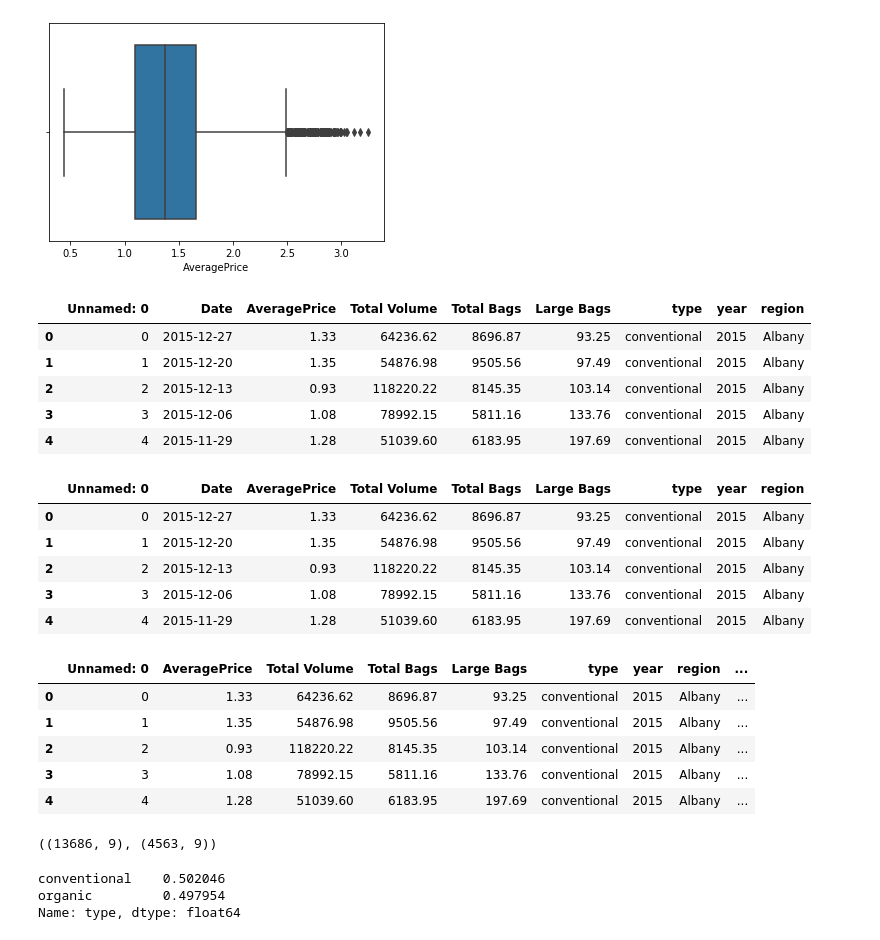
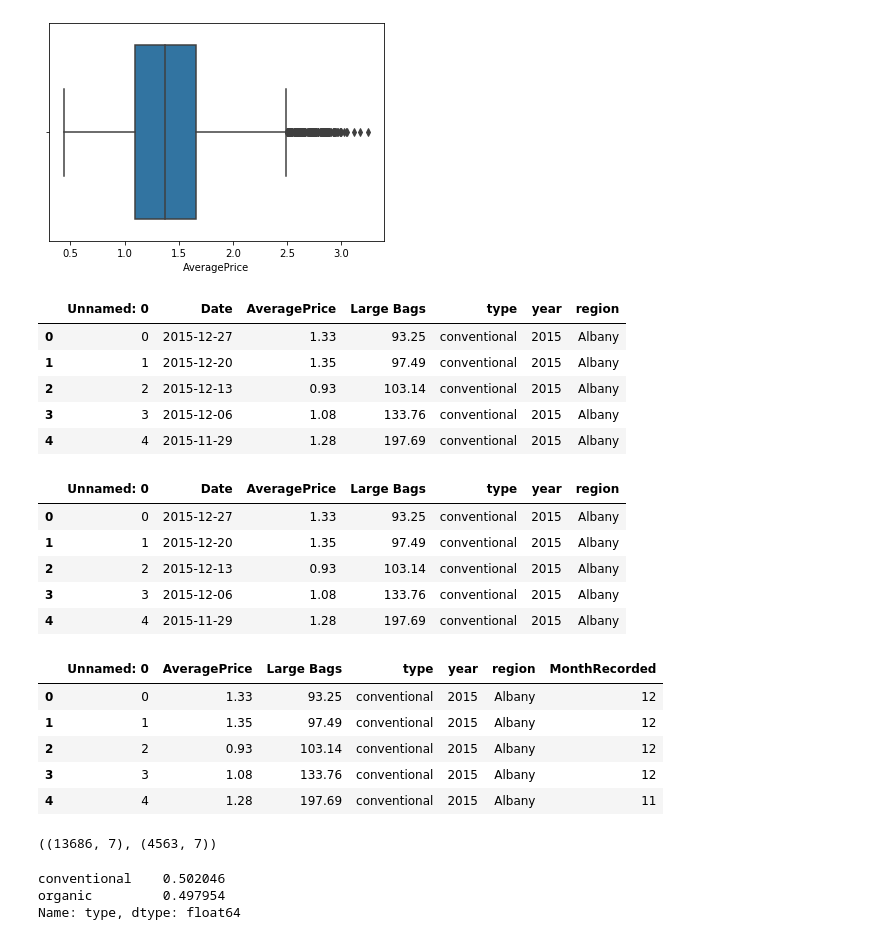
Before and after one commit to CurdtMillion/DS-Unit-2-Applied-Modeling, a Jupyter notebook: module1-define-ml-problems/LS_DS_231_assignment.ipynb, the cells around one changed output. Saved outputs shown, nothing was run; the diff lists cells and outputs as text; code cells hidden in the pictures.

```diff
--- a/module1-define-ml-problems/LS_DS_231_assignment.ipynb
+++ b/module1-define-ml-problems/LS_DS_231_assignment.ipynb
@@ -122,27 +127,27 @@ sns.boxplot(x=df['AveragePrice']);
 # df = df.rename({'Unnamed: 0': 'PurchaseInstance'}, axis=1)
 # df.sample(5)
 # %%
-# Dropping columns for PLU, and bag size:
-df = df.drop(columns=['4046', '4225', '4770', 'Small Bags', 'XLarge Bags'])
+# Dropping columns for PLU, and bag size:  (adding average price as it tends to overfit)
+df = df.drop(columns=['4046', '4225', '4770', 'Small Bags', 'XLarge Bags', 'Total Volume', 'Total Bags'])
 df.head()
 # %% [output]
-|  | Unnamed: 0 | Date | AveragePrice | Total Volume | Total Bags | Large Bags | type | year | region |
-| 0 | 0 | 2015-12-27 | 1.33 | 64236.62 | 8696.87 | 93.25 | conventional | 2015 | Albany |
-| 1 | 1 | 2015-12-20 | 1.35 | 54876.98 | 9505.56 | 97.49 | conventional | 2015 | Albany |
-| 2 | 2 | 2015-12-13 | 0.93 | 118220.22 | 8145.35 | 103.14 | conventional | 2015 | Albany |
-| 3 | 3 | 2015-12-06 | 1.08 | 78992.15 | 5811.16 | 133.76 | conventional | 2015 | Albany |
-| 4 | 4 | 2015-11-29 | 1.28 | 51039.60 | 6183.95 | 197.69 | conventional | 2015 | Albany |
+|  | Unnamed: 0 | Date | AveragePrice | Large Bags | type | year | region |
+| 0 | 0 | 2015-12-27 | 1.33 | 93.25 | conventional | 2015 | Albany |
+| 1 | 1 | 2015-12-20 | 1.35 | 97.49 | conventional | 2015 | Albany |
+| 2 | 2 | 2015-12-13 | 0.93 | 103.14 | conventional | 2015 | Albany |
+| 3 | 3 | 2015-12-06 | 1.08 | 133.76 | conventional | 2015 | Albany |
+| 4 | 4 | 2015-11-29 | 1.28 | 197.69 | conventional | 2015 | Albany |
 # %%
 # Converting 'Date' to datetime:
 df['Date'] = pd.to_datetime(df['Date'], infer_datetime_format=True)
 df.head()
 # %% [output]
-|  | Unnamed: 0 | Date | AveragePrice | Total Volume | Total Bags | Large Bags | type | year | region |
-| 0 | 0 | 2015-12-27 | 1.33 | 64236.62 | 8696.87 | 93.25 | conventional | 2015 | Albany |
-| 1 | 1 | 2015-12-20 | 1.35 | 54876.98 | 9505.56 | 97.49 | conventional | 2015 | Albany |
-| 2 | 2 | 2015-12-13 | 0.93 | 118220.22 | 8145.35 | 103.14 | conventional | 2015 | Albany |
-| 3 | 3 | 2015-12-06 | 1.08 | 78992.15 | 5811.16 | 133.76 | conventional | 2015 | Albany |
-| 4 | 4 | 2015-11-29 | 1.28 | 51039.60 | 6183.95 | 197.69 | conventional | 2015 | Albany |
+|  | Unnamed: 0 | Date | AveragePrice | Large Bags | type | year | region |
+| 0 | 0 | 2015-12-27 | 1.33 | 93.25 | conventional | 2015 | Albany |
+| 1 | 1 | 2015-12-20 | 1.35 | 97.49 | conventional | 2015 | Albany |
+| 2 | 2 | 2015-12-13 | 0.93 | 103.14 | conventional | 2015 | Albany |
+| 3 | 3 | 2015-12-06 | 1.08 | 133.76 | conventional | 2015 | Albany |
+| 4 | 4 | 2015-11-29 | 1.28 | 197.69 | conventional | 2015 | Albany |
 # %%
 # Extracting 'Month' from 'Date', (since time of year may be a determining
 # factor when predicting price) then dropping 'Date':
@@ -150,12 +155,12 @@ df['MonthRecorded'] = df['Date'].dt.month
 df = df.drop(columns='Date')
 df.head()
 # %% [output]
-|  | Unnamed: 0 | AveragePrice | Total Volume | Total Bags | Large Bags | type | year | region | ... |
-| 0 | 0 | 1.33 | 64236.62 | 8696.87 | 93.25 | conventional | 2015 | Albany | ... |
-| 1 | 1 | 1.35 | 54876.98 | 9505.56 | 97.49 | conventional | 2015 | Albany | ... |
-| 2 | 2 | 0.93 | 118220.22 | 8145.35 | 103.14 | conventional | 2015 | Albany | ... |
-| 3 | 3 | 1.08 | 78992.15 | 5811.16 | 133.76 | conventional | 2015 | Albany | ... |
-| 4 | 4 | 1.28 | 51039.60 | 6183.95 | 197.69 | conventional | 2015 | Albany | ... |
+|  | Unnamed: 0 | AveragePrice | Large Bags | type | year | region | MonthRecorded |
+| 0 | 0 | 1.33 | 93.25 | conventional | 2015 | Albany | 12 |
+| 1 | 1 | 1.35 | 97.49 | conventional | 2015 | Albany | 12 |
+| 2 | 2 | 0.93 | 103.14 | conventional | 2015 | Albany | 12 |
+| 3 | 3 | 1.08 | 133.76 | conventional | 2015 | Albany | 12 |
+| 4 | 4 | 1.28 | 197.69 | conventional | 2015 | Albany | 11 |
 # %%
 # Removing column called PurchaseInstance, as I don't think it's needed:
 # df = df.drop(columns='PurchaseInstance')
@@ -166,7 +171,7 @@ from sklearn.model_selection import train_test_split
 train, test = train_test_split(df, random_state=42)
 train.shape, test.shape
 # %% [output]
-((13686, 9), (4563, 9))
+((13686, 7), (4563, 7))
 # %%
 target = 'type'
 y_train = train[target]
```
Also changed, not shown: parts of 11 cells of this notebook.
